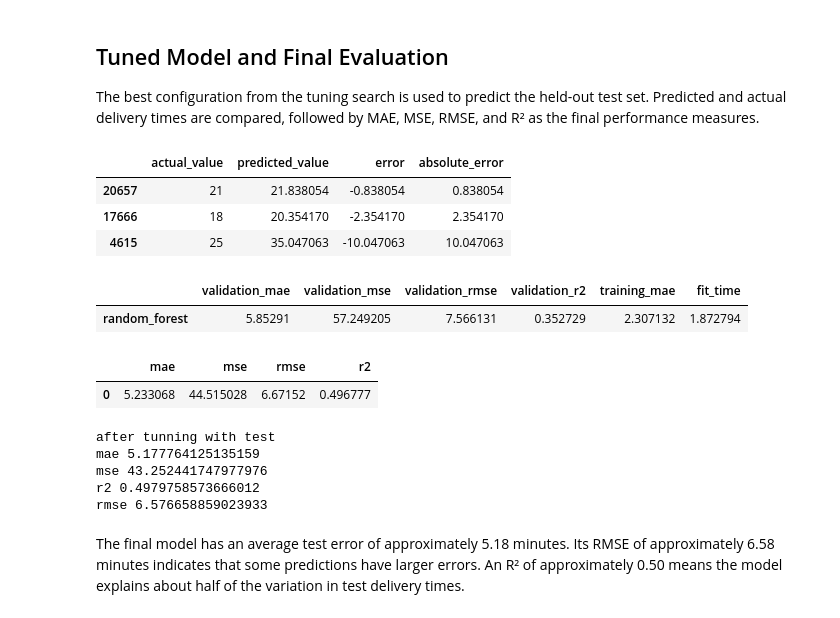
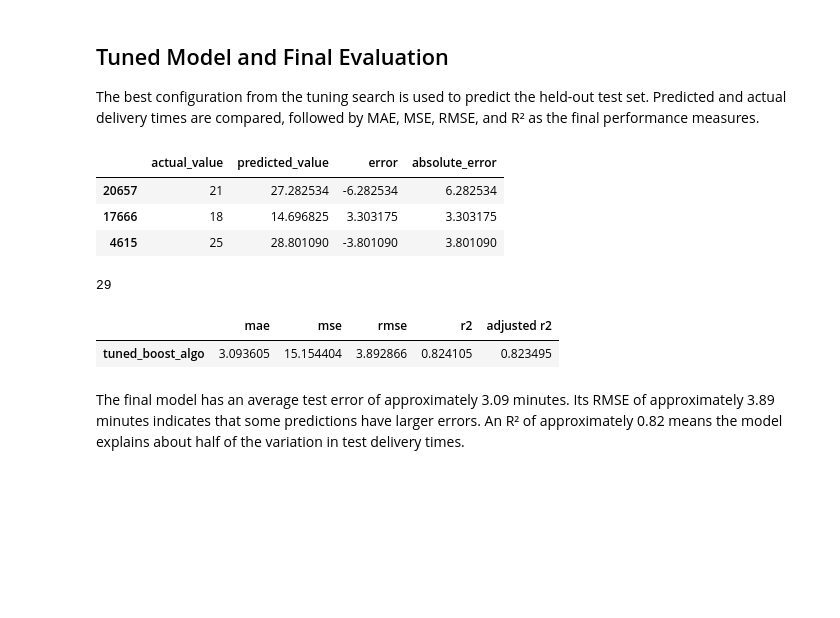
Before and after one commit to amineelhailaa/DeliveryETL, a Jupyter notebook: notebooks/01_delivery_eta.ipynb, the cells around one changed output. Cells and saved outputs as stored; diff of their text form; code cells hidden in the pictures; blank space fills up the shorter version.

Commit message:
update delivery ETA notebook: expand feature set with additional columns and integrate regression metric utility

```diff
--- a/notebooks/01_delivery_eta.ipynb
+++ b/notebooks/01_delivery_eta.ipynb
@@ -387,0 +405,2 @@ Fitting 5 folds for each of 15 candidates, totalling 75 fits
+# %%
+random_forest_tune = tune_model("hist_gradient_boosting", X_train, y_train)
@@ -420,7 +446,16 @@ The tuned Random Forest improved validation MAE compared with the untuned config
 
 The best configuration from the tuning search is used to predict the held-out test set. Predicted and actual delivery times are compared, followed by MAE, MSE, RMSE, and R² as the final performance measures.
 # %%
+best_pipeline = random_forest_tune.best_estimator_
 test = random_forest_tune.best_estimator_.predict(X_test)
+transformed_test = (
+    best_pipeline
+    .named_steps["preprocessor"]
+    .transform(X_test)
+)
+
+n_features = transformed_test.shape[1]
+
 comparison_df = pd.DataFrame({
     "actual_value": y_test,
     "predicted_value": test
@@ -431,24 +466,18 @@ comparison_df["absolute_error"] = comparison_df["error"].abs()
 display(comparison_df.head(3))
 # %% [output]
 |  | actual_value | predicted_value | error | absolute_error |
-| 20657 | 21 | 21.838054 | -0.838054 | 0.838054 |
-| 17666 | 18 | 20.354170 | -2.354170 | 2.354170 |
-| 4615 | 25 | 35.047063 | -10.047063 | 10.047063 |
+| 20657 | 21 | 27.282534 | -6.282534 | 6.282534 |
+| 17666 | 18 | 14.696825 | 3.303175 | 3.303175 |
+| 4615 | 25 | 28.801090 | -3.801090 | 3.801090 |
 # %%
-print("Final held-out test metrics")
-print("mae",mean_absolute_error(y_test, test))
-print("mse",mean_squared_error(y_test, test))
-print("r2",r2_score(y_test, test))
-print("rmse",root_mean_squared_error(y_test, test))
+
+
+print(n_features)
+test_metrics = calculate_regression_metrics(y_test, test, n_features)
+display(pd.DataFrame([test_metrics], index=["tuned_boost_algo"]))
 # %% [output]
+29
-|  | validation_mae | validation_mse | validation_rmse | validation_r2 | training_mae | fit_time |
-| random_forest | 5.85291 | 57.249205 | 7.566131 | 0.352729 | 2.307132 | 1.872794 |
+|  | mae | mse | rmse | r2 | adjusted r2 |
+| tuned_boost_algo | 3.093605 | 15.154404 | 3.892866 | 0.824105 | 0.823495 |
-|  | mae | mse | rmse | r2 |
-| 0 | 5.233068 | 44.515028 | 6.67152 | 0.496777 |
-after tunning with test
-mae 5.177764125135159
-mse 43.252441747977976
-r2 0.4979758573666012
-rmse 6.576658859023933
 # %% [markdown]
-The final model has an average test error of approximately 5.18 minutes. Its RMSE of approximately 6.58 minutes indicates that some predictions have larger errors. An R² of approximately 0.50 means the model explains about half of the variation in test delivery times.
+The final model has an average test error of approximately 3.09 minutes. Its RMSE of approximately 3.89 minutes indicates that some predictions have larger errors. An R² of approximately 0.82 means the model explains about half of the variation in test delivery times.
```
Also changed, not shown: parts of 16 cells of this notebook.
